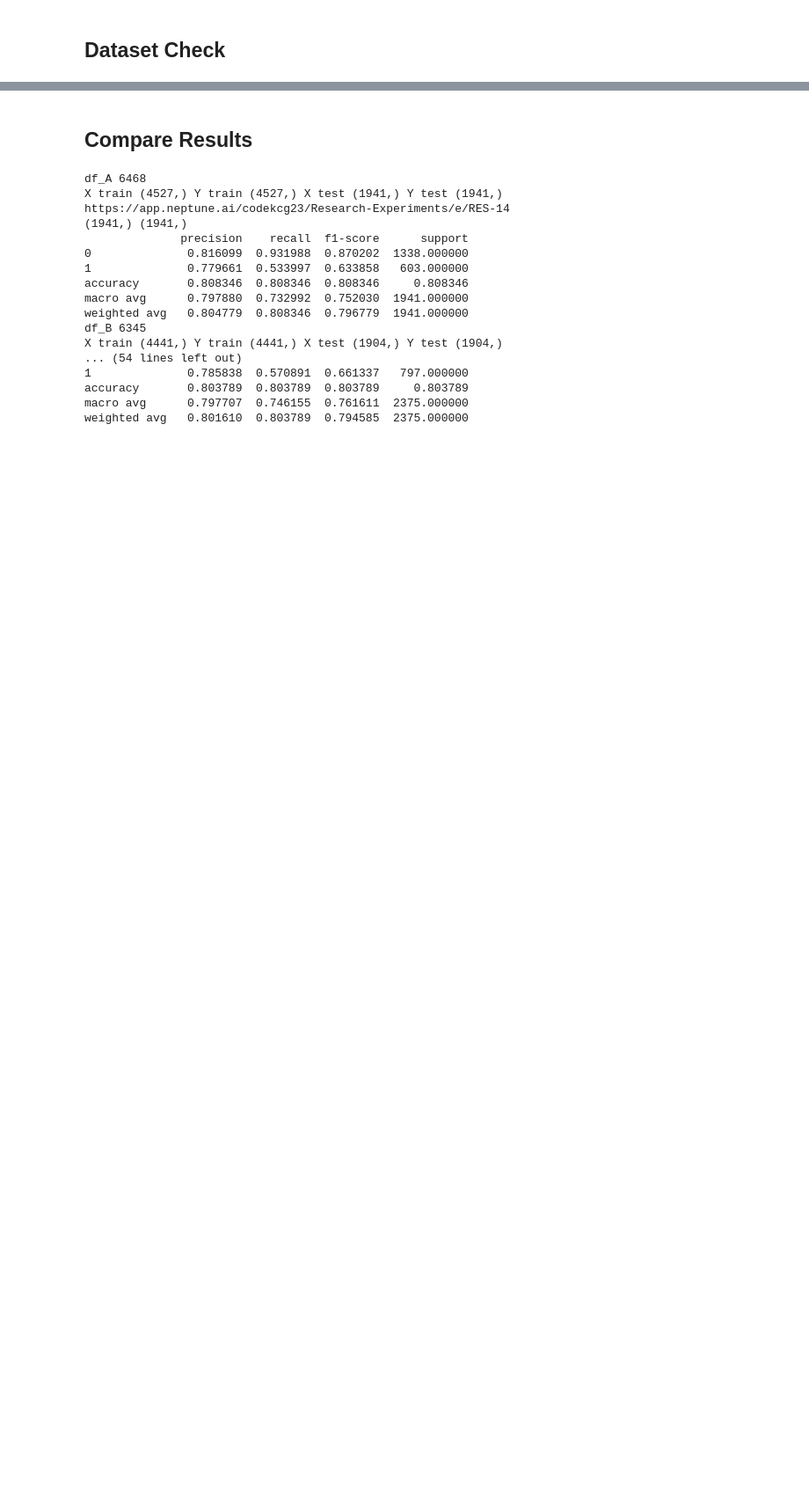
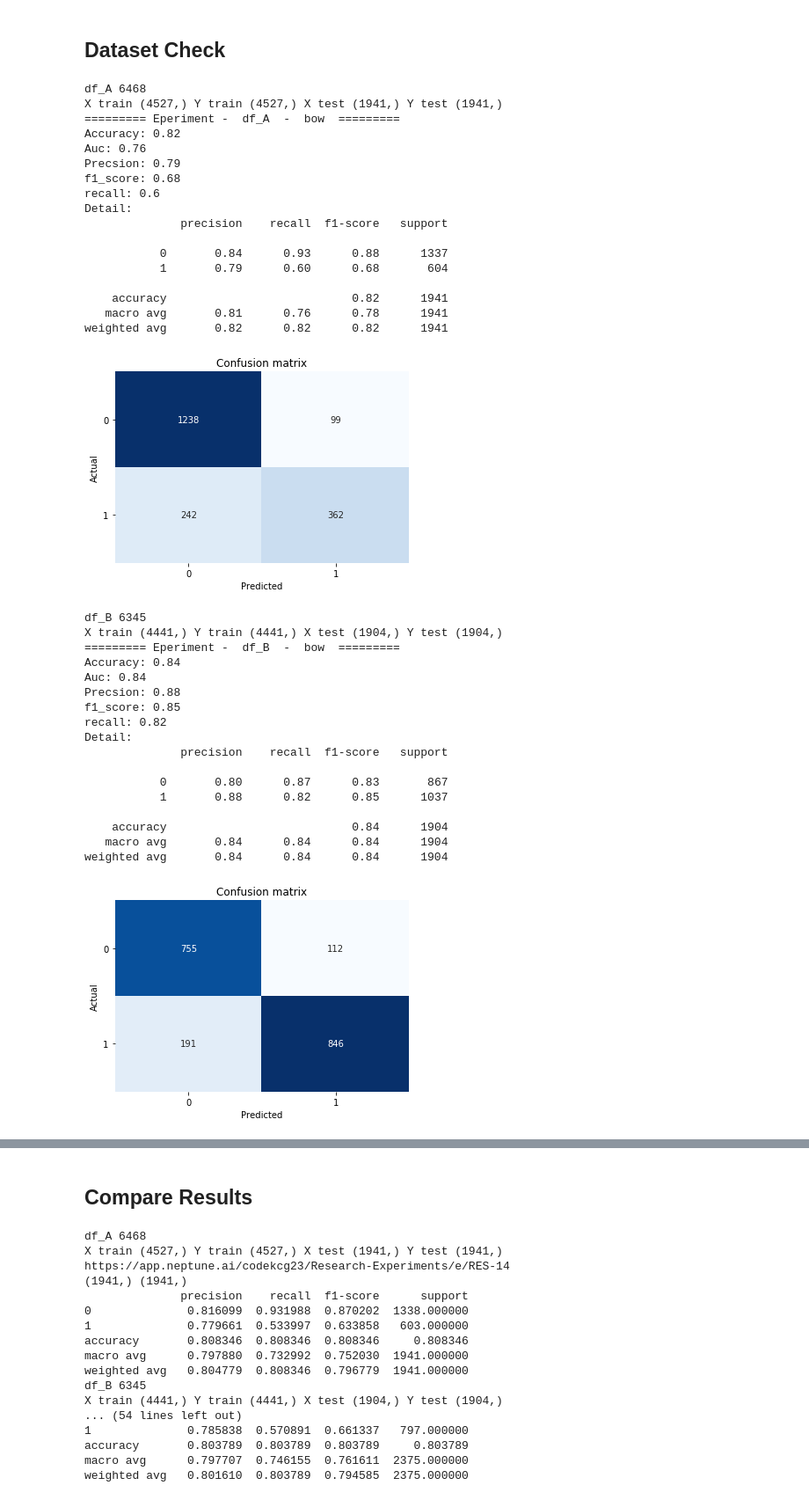
Before and after one commit to codekcg23/Sinhala-Hate-Speech-Detection, a Jupyter notebook: Experiments/Experiment_datsets_combinations.ipynb, the cells around one changed output, grey strips where cells are left out. Shown at 88% size. Cells and saved outputs as stored; diff of their text form; code cells hidden in the pictures; blank space fills up the shorter version.

Commit message:
Extend dataset combination and apply with TFIDF

```diff
--- a/Experiments/Experiment_datsets_combinations.ipynb
+++ b/Experiments/Experiment_datsets_combinations.ipynb
@@ -124,6 +138,6 @@ A and D 7914
 def prepare_dataset(df,name):
     df = utills.preprocess(df,'comment')
     print(name,len(df))
-    X_train,X_test,Y_train,Y_test = train_test_split(df['cleaned'],df['label'], test_size=0.3, random_state=0)
+    X_train,X_test,Y_train,Y_test = train_test_split(df['cleaned'],df['label'], test_size=0.3, random_state=0,stratify=df['label'].values)
     print("X train {} Y train {} X test {} Y test {}".format(X_train.shape,Y_train.shape,X_test.shape,Y_test.shape))
     return (X_train,X_test,Y_train,Y_test)
@@ -180,0 +254,3 @@ def evaluation(name,Y_test,Y_pred):
+# %%
+# dataset name list
+df_dict = {'df_A': df_A,'df_B': df_B,'df_C' :df_C,'df_D' :df_D,'df_A_B' :df_A_B,'df_A_C' :df_A_C,'df_A_D' :df_A_D,'df_A_C_D':df_A_C_D,'df_A_B_C':df_A_B_C,'df_A_B_D':df_A_B_D,'df_all':df_all}
@@ -182,18 +289,59 @@ def evaluation(name,Y_test,Y_pred):
 ## Dataset Check
 # %%
 
-def dataset_check(df_list):
-    #results = {}
-    dfs =[]
-    for name,df in df_dict.items():
+def dataset_check(df_list,vectorizer,feature_name):
+
+    final_result =pd.DataFrame(columns=['Accuracy','F1-score','Recall','Precision','AUC'])
+    for name,df in df_list.items():
         X_train,X_test,Y_train,Y_test = prepare_dataset(df,name)
-        bow_vectorizer = CountVectorizer(analyzer="word", tokenizer=lambda text: text.split())
-        lr_pipe, Y_pred = LR(X_train,X_test,Y_train,bow_vectorizer,'bow')
-        result_df = evaluation(name,Y_test,Y_pred)
-        result_df['model'] = name
-        dfs.append(result_df)
-        final_result_df = pd.concat(dfs,ignore_index=True) #ignore_index = True
-    return final_result_df
-        #evaluation()
-        # result {[df.name :{f1score:,accuracy,recall:,precision:, AUC socre}]}
-        #results[df].append(result)
+        #bow_vectorizer = CountVectorizer(analyzer="word", tokenizer=lambda text: text.split())
+        lr_pipe, Y_pred = LR(X_train,X_test,Y_train,vectorizer,feature_name)
+        final_result = log_result(Y_test,Y_pred,feature_name,name,final_result)
+        #result_df['model'] = name
+        #dfs.append(result_df)
+        #final_result_df = pd.concat(dfs,ignore_index=True) #ignore_index =
+    #print(final_result)
+    # log final result dataframe in neptune
+    return final_result
+# %%
+# bow
+bow_vectorizer = CountVectorizer(analyzer="word", tokenizer=lambda text: text.split())
+res_bow = dataset_check(df_dict,bow_vectorizer,'bow')
+res_bow
+# %% [output]
+df_A 6468
+X train (4527,) Y train (4527,) X test (1941,) Y test (1941,)
+========= Eperiment -  df_A  -  bow  =========
+Accuracy: 0.82
+Auc: 0.76
+Precsion: 0.79
+f1_score: 0.68
+recall: 0.6
+Detail:
+              precision    recall  f1-score   support
+
+           0       0.84      0.93      0.88      1337
+           1       0.79      0.60      0.68       604
+
+    accuracy                           0.82      1941
+   macro avg       0.81      0.76      0.78      1941
+weighted avg       0.82      0.82      0.82      1941
+[figure, added]
+df_B 6345
+X train (4441,) Y train (4441,) X test (1904,) Y test (1904,)
+========= Eperiment -  df_B  -  bow  =========
+Accuracy: 0.84
+Auc: 0.84
+Precsion: 0.88
+f1_score: 0.85
+recall: 0.82
+Detail:
+              precision    recall  f1-score   support
+
+           0       0.80      0.87      0.83       867
+           1       0.88      0.82      0.85      1037
+
+    accuracy                           0.84      1904
+   macro avg       0.84      0.84      0.84      1904
+weighted avg       0.84      0.84      0.84      1904
+[figure, added]
```
Also changed, not shown: parts of 20 cells of this notebook, 4 other files.
